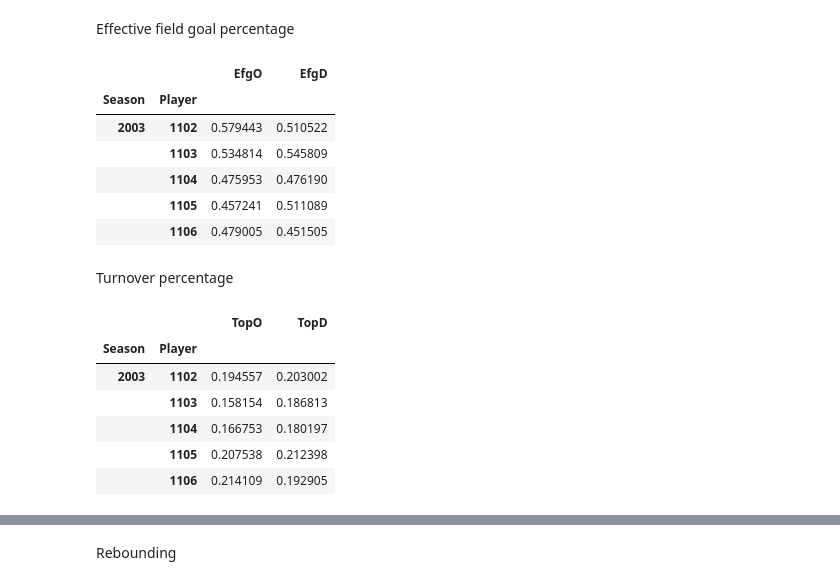
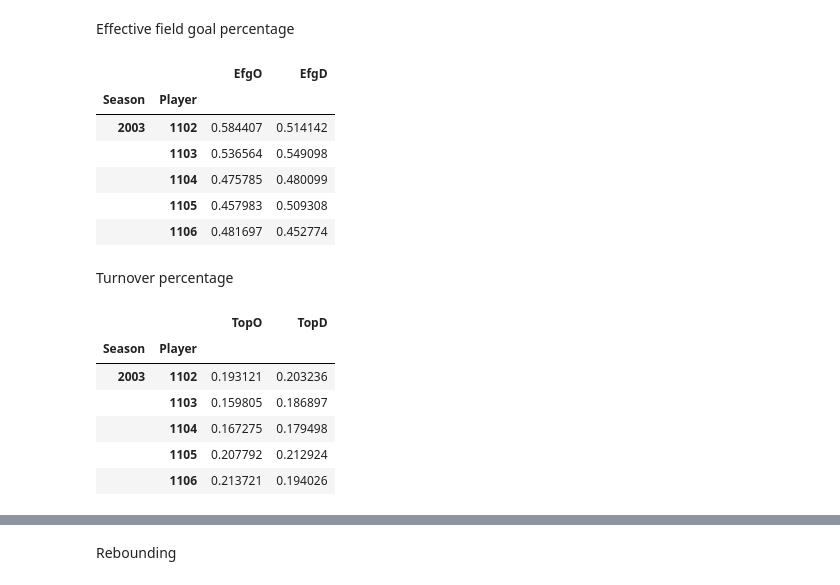
Before and after one commit to wattlebird/KaggleMarchMania2017, a Jupyter notebook: Main2.ipynb, the cells around one changed output, grey strips where cells are left out. Drawn from its saved outputs; the diff is of its cells as text; code cells hidden in the pictures.

```diff
--- a/Main2.ipynb
+++ b/Main2.ipynb
@@ -92,16 +92,18 @@ Effective field goal percentage
 # %%
 t = new_regular[['Season', 'Player', 'Opponent', 'Wfgm', 'Wfgm3', 'Wfga', 'Lfgm', 'Lfgm3', 'Lfga']].copy()
 t["EfgO"] = np.require(t['Wfgm'].values, dtype=np.float)+np.require(t['Wfgm3'].values, dtype=np.float)/2
+t["EfgO"] = t['EfgO']/t['Wfga']
 t["EfgD"] = np.require(t['Lfgm'].values, dtype=np.float)+np.require(t['Lfgm3'].values, dtype=np.float)/2
-t = t.groupby(by=['Season', 'Player']).sum()
-rst = pd.DataFrame({'EfgO': t['EfgO']/t['Wfga'], 'EfgD': t['EfgD']/t['Lfga']}, columns=['EfgO', 'EfgD'])
+t["EfgD"] = t['EfgD']/t['Lfga']
+t = t.groupby(by=['Season', 'Player']).mean()
+rst = pd.DataFrame({'EfgO': t['EfgO'], 'EfgD': t['EfgD']}, columns=['EfgO', 'EfgD'])
 rst.head()
 # %% [output]
 |  |  | EfgO | EfgD |
 | Season | Player |  |  |
-| 2003 | 1102 | 0.579443 | 0.510522 |
-|  | 1103 | 0.534814 | 0.545809 |
-|  | 1104 | 0.475953 | 0.476190 |
-|  | 1105 | 0.457241 | 0.511089 |
-|  | 1106 | 0.479005 | 0.451505 |
+| 2003 | 1102 | 0.584407 | 0.514142 |
+|  | 1103 | 0.536564 | 0.549098 |
+|  | 1104 | 0.475785 | 0.480099 |
+|  | 1105 | 0.457983 | 0.509308 |
+|  | 1106 | 0.481697 | 0.452774 |
 # %%
@@ -112,17 +115,19 @@ Turnover percentage
 t = new_regular[['Season', 'Player', 'Opponent', 'Wfga', 'Wfta', 'Wto', 'Lfga', 'Lfta', 'Lto']].copy()
 t["TopO"] = np.require(t['Wfga'].values+t['Wto'].values, dtype=np.float) + \
 0.44* np.require(t['Wfta'].values, dtype=np.float)
+t["TopO"] = t['Wto']/t['TopO']
 t["TopD"] = np.require(t['Lfga'].values+t['Lto'].values, dtype=np.float) + \
 0.44* np.require(t['Lfta'].values, dtype=np.float)
-t = t.groupby(by=['Season', 'Player']).sum()
-rst = pd.DataFrame({'TopO': t['Wto']/t['TopO'], 'TopD': t['Lto']/t['TopD']}, columns=['TopO', 'TopD'])
+t["TopD"] = t['Lto']/t['TopD']
+t = t.groupby(by=['Season', 'Player']).mean()
+rst = pd.DataFrame({'TopO': t['TopO'], 'TopD': t['TopD']}, columns=['TopO', 'TopD'])
 rst.head()
 # %% [output]
 |  |  | TopO | TopD |
 | Season | Player |  |  |
-| 2003 | 1102 | 0.194557 | 0.203002 |
-|  | 1103 | 0.158154 | 0.186813 |
-|  | 1104 | 0.166753 | 0.180197 |
-|  | 1105 | 0.207538 | 0.212398 |
-|  | 1106 | 0.214109 | 0.192905 |
+| 2003 | 1102 | 0.193121 | 0.203236 |
+|  | 1103 | 0.159805 | 0.186897 |
+|  | 1104 | 0.167275 | 0.179498 |
+|  | 1105 | 0.207792 | 0.212924 |
+|  | 1106 | 0.213721 | 0.194026 |
 # %%
```
Also changed, not shown: parts of 45 cells of this notebook, 2 other files.
